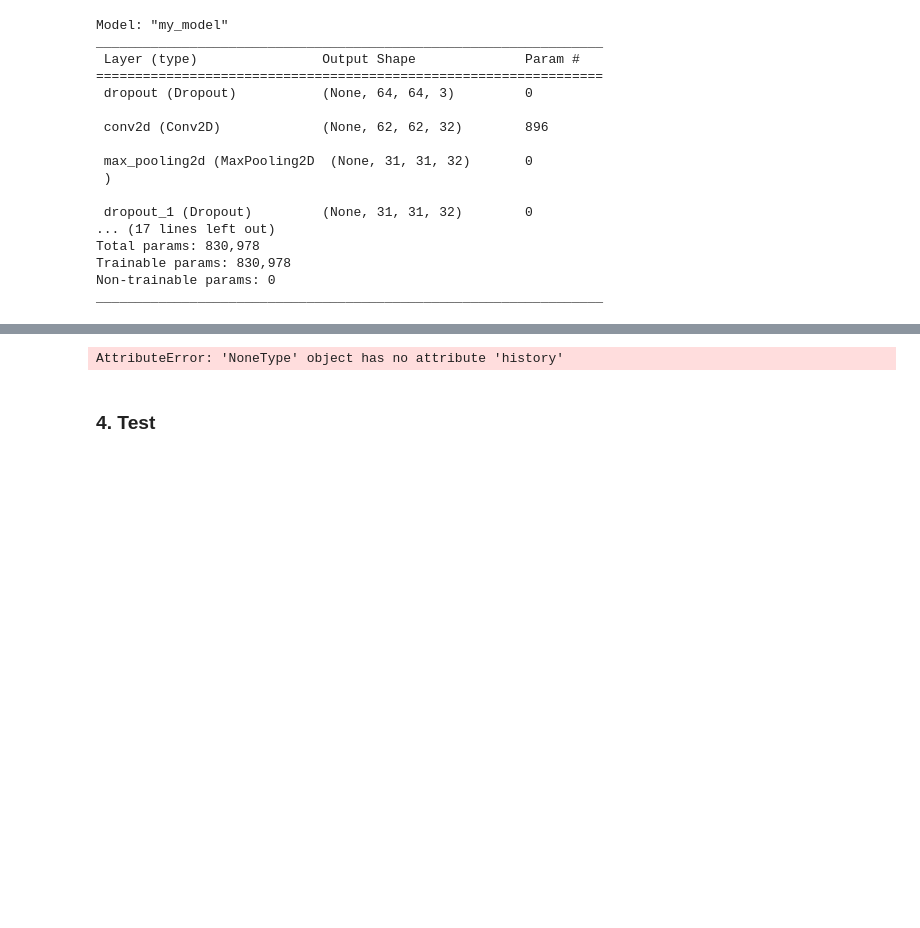
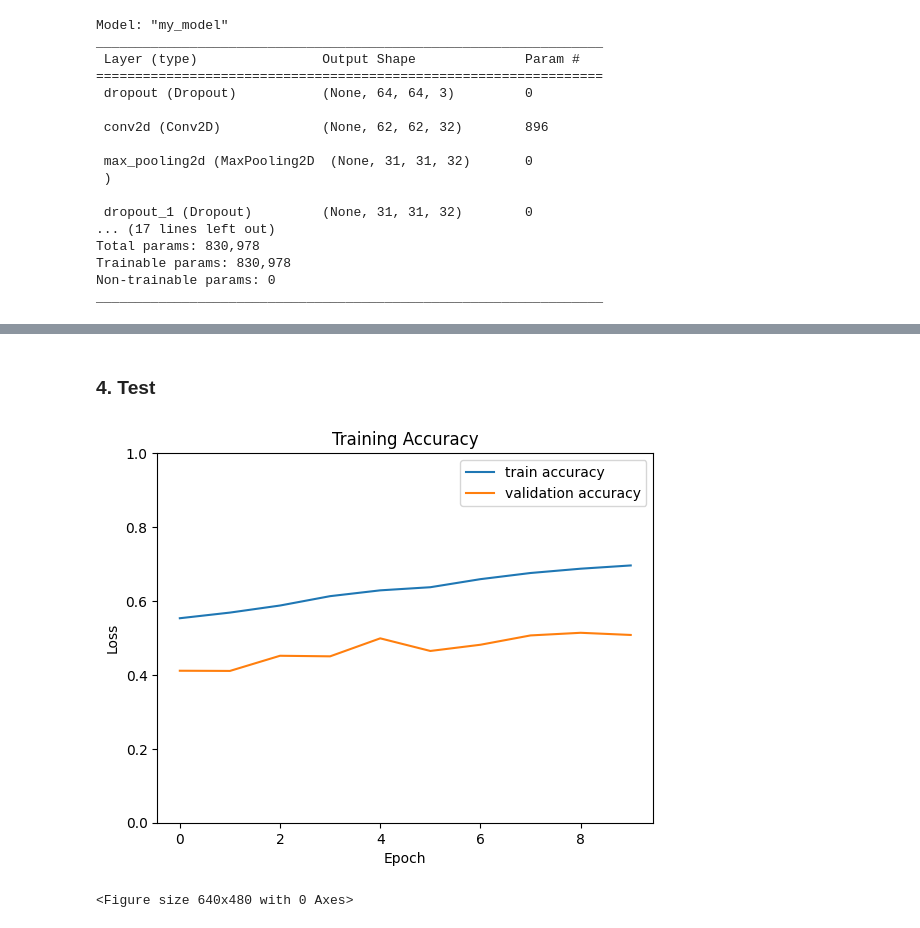
Before and after one commit to minhvn1433/Machine-Learning-project, a Jupyter notebook: main.ipynb, the cells around one changed output, grey strips where cells are left out. Saved outputs shown, nothing was run; the diff lists cells and outputs as text; code cells hidden in the pictures; blank space fills up the shorter version.

```diff
--- a/main.ipynb
+++ b/main.ipynb
@@ -17,9 +17,9 @@ import parameter
 # %%
 import tensorflow_datasets as tfds
 
-(ds_train, ds_validation, ds_test), ds_info = tfds.load(
+(ds_train, ds_validation), ds_info = tfds.load(
     'imagenette',
-    split=['train[:90%]', 'validation', 'train[90%:]'],
+    split=['train', 'validation'],
     shuffle_files=True,
     as_supervised=True,
     with_info=True
@@ -97,10 +114,2 @@ Epoch 1/10
-# %%
-plt.plot(history.history['loss'])
-plt.title('Training Loss')
-plt.xlabel('Epoch')
-plt.ylabel('Loss')
-plt.show()
-# %% [output]
-AttributeError: 'NoneType' object has no attribute 'history'
 # %% [markdown]
 ### 4. Test
@@ -108,0 +116,14 @@ model.evaluate(ds_validation)
+# %%
+plt.plot(history.history['accuracy'], label="train accuracy")
+plt.plot(history.history['val_accuracy'], label="validation accuracy")
+plt.title('Training Accuracy')
+plt.xlabel('Epoch')
+plt.ylabel('Loss')
+plt.ylim(0,1)
+plt.legend()
+plt.show()
+plt.savefig(fname='temp.svg')
+#plt.close()
+# %% [output]
+[figure, added]
+<Figure size 640x480 with 0 Axes>
```
Also changed, not shown: parts of 4 cells of this notebook.
